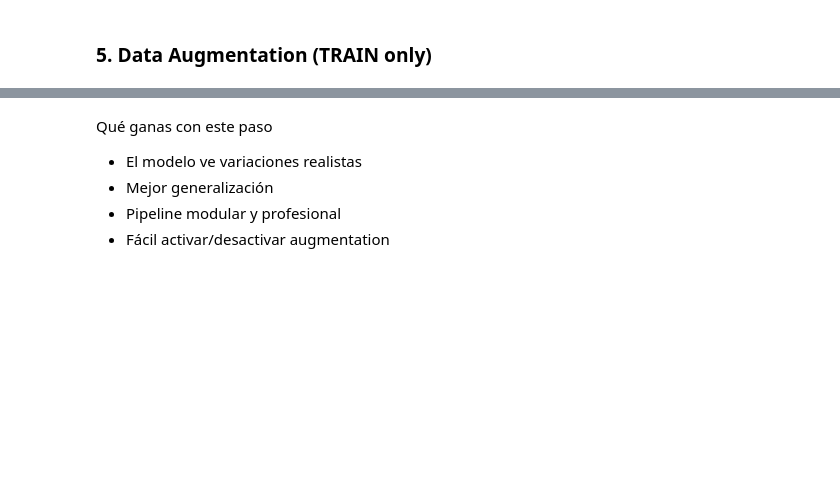
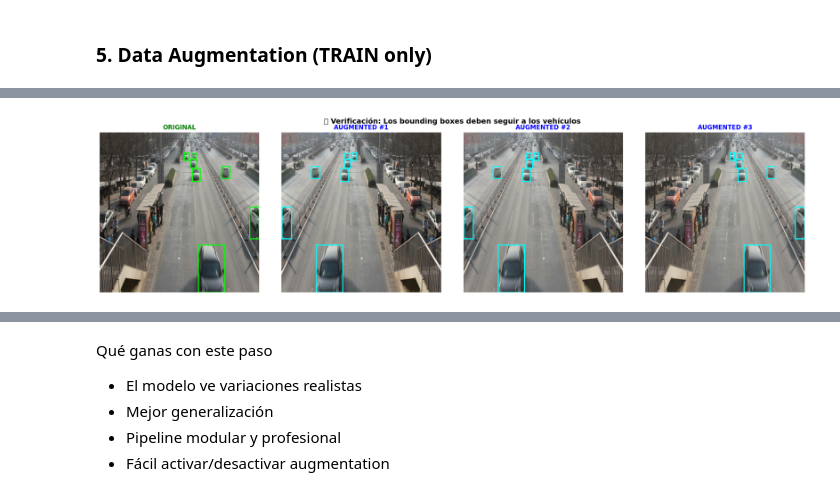
Before and after one commit to IbaiZJ/CRAI, a Jupyter notebook: ai/notebooks/crai.ipynb, the cells around one changed output, grey strips where cells are left out. Drawn from its saved outputs; the diff is of its cells as text; code cells hidden in the pictures; blank space fills up the shorter version.

```diff
--- a/ai/notebooks/crai.ipynb
+++ b/ai/notebooks/crai.ipynb
@@ -322,13 +384,20 @@ def load_yolo_label(label_path: str) -> tuple[np.ndarray, np.ndarray]:
     with open(label_path, "r") as f:
         for line in f.readlines():
             parts = line.strip().split()
+            if len(parts) < 5:
+                # Skip malformed lines silently; keep dataset robust
+                continue
             class_id = int(parts[0])
             x, y, w, h = map(float, parts[1:])
 
             boxes.append([x, y, w, h])
             classes.append(class_id)
 
-    return np.array(boxes, dtype=np.float32), np.array(classes, dtype=np.int32)
+    # Ensure fixed rank even when a label file is empty
+    boxes = np.array(boxes, dtype=np.float32).reshape(-1, 4)
+    classes = np.array(classes, dtype=np.int32).reshape(-1)
+
+    return boxes, classes
 # %%
 def load_sample(image_path: str, label_path: str) -> tuple[tf.Tensor, dict[str, tf.Tensor]]:
 
@@ -399,0 +562,71 @@ def load_and_augment(image_path: str, label_path: str) -> tuple[tf.Tensor, dict[
+# %%
+# =============================================================================
+# 🔍 VERIFICACIÓN VISUAL: Comparar Original vs Augmented
+# =============================================================================
+# Esta celda te permite verificar que los bounding boxes se transforman correctamente
+
+def visualize_augmentation_comparison(image_path: str, label_path: str, num_samples: int = 3):
+    """
+    Muestra la imagen original y varias versiones augmentadas lado a lado
+    para verificar que los bounding boxes se transforman correctamente.
+    """
+    import matplotlib.pyplot as plt
+    import matplotlib.patches as patches
+
+    fig, axes = plt.subplots(1, num_samples + 1, figsize=(5 * (num_samples + 1), 5))
+
+    # Cargar imagen original (sin augmentation)
+    original_image, original_targets = load_sample(image_path, label_path)
+    original_boxes = original_targets["boxes"].numpy()
+
+    # Mostrar original
+    ax = axes[0]
+    ax.imshow(original_image.numpy())
+    ax.set_title("ORIGINAL", fontsize=12, fontweight='bold', color='green')
+    ax.axis('off')
+
+    # Dibujar bounding boxes originales
+    h, w = original_image.shape[:2]
+    for box in original_boxes:
+        x_center, y_center, bw, bh = box
+        x1 = (x_center - bw/2) * w
+        y1 = (y_center - bh/2) * h
+        rect = patches.Rectangle((x1, y1), bw * w, bh * h,
+                                  linewidth=2, edgecolor='lime', facecolor='none')
+        ax.add_patch(rect)
+
+    # Mostrar versiones augmentadas
+    for i in range(num_samples):
+        ax = axes[i + 1]
+
+        # Aplicar augmentation (puede o no hacer flip)
+        aug_image, aug_targets = load_and_augment(image_path, label_path)
+        aug_boxes = aug_targets["boxes"].numpy()
+
+        ax.imshow(aug_image.numpy())
+        ax.set_title(f"AUGMENTED #{i+1}", fontsize=12, fontweight='bold', color='blue')
+        ax.axis('off')
+
+        # Dibujar bounding boxes augmentados
+        h, w = aug_image.shape[:2]
+        for box in aug_boxes:
+            x_center, y_center, bw, bh = box
+            x1 = (x_center - bw/2) * w
+            y1 = (y_center - bh/2) * h
+            rect = patches.Rectangle((x1, y1), bw * w, bh * h,
+                                      linewidth=2, edgecolor='cyan', facecolor='none')
+            ax.add_patch(rect)
+
+    plt.suptitle("✅ Verificación: Los bounding boxes deben seguir a los vehículos",
+                 fontsize=14, fontweight='bold')
+    plt.tight_layout()
+    plt.show()
+
+# Ejecutar verificación con una imagen de ejemplo
+if len(train_samples) > 0:
+    sample_img, sample_lbl = train_samples[0]
+    print("🔍 Verificando transformación de bounding boxes...")
+    print(f"   Imagen: {sample_img}")
+    visualize_augmentation_comparison(sample_img, sample_lbl, num_samples=3)
+    print("✅ Si los boxes siguen a los vehículos en todas las imágenes, ¡la augmentation funciona correctamente!")
+# %% [output]
@@ -399,0 +635 @@ def load_and_augment(image_path: str, label_path: str) -> tuple[tf.Tensor, dict[
+[figure, added]
```
Also changed, not shown: parts of 71 cells of this notebook, 27 other files.
